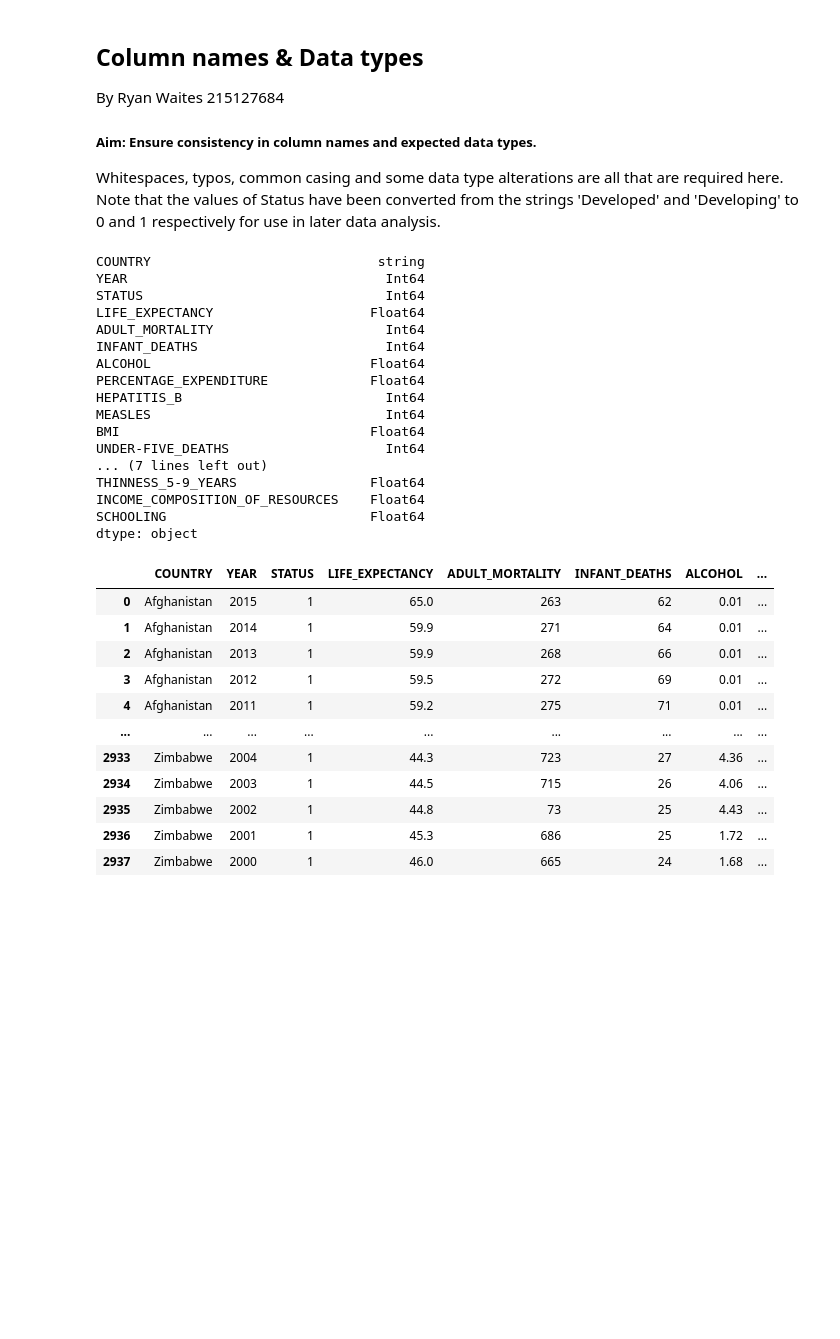
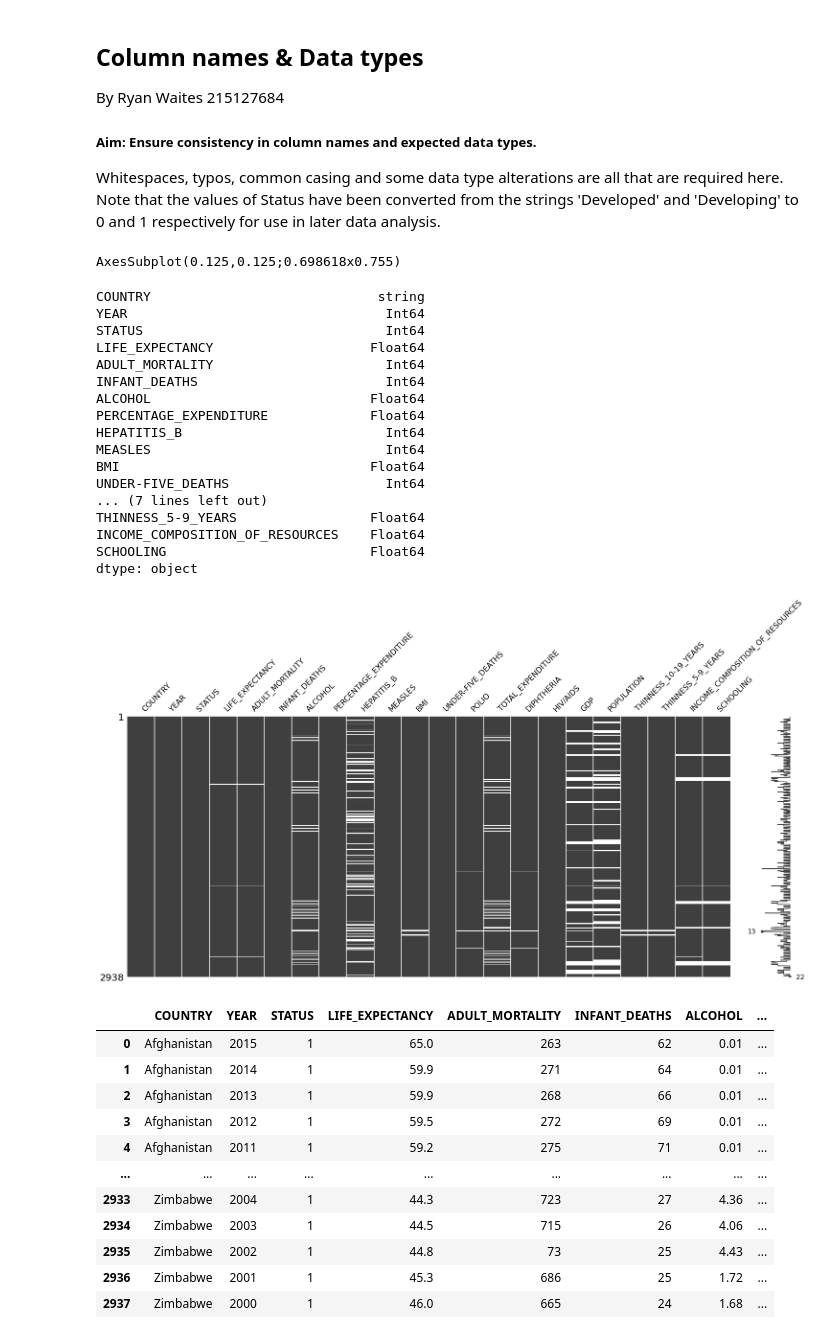
Before and after one commit to HoManCode/Group2-SIT307, a Jupyter notebook: A2 Dataset.ipynb, the cells around one changed output. Saved outputs shown, nothing was run; the diff lists cells and outputs as text; code cells hidden in the pictures; blank space fills up the shorter version.

Commit message:
Update A2 Dataset.ipynb
adding Matrix Plot

```diff
--- a/A2 Dataset.ipynb
+++ b/A2 Dataset.ipynb
@@ -41,25 +42,29 @@ life_df = life_df.rename(columns={'THINNESS__1-19_YEARS': 'THINNESS_10-19_YEARS'
 
 life_df = life_df.convert_dtypes()
 # %%
+print(msno.matrix(life_df))
+life_df.describe()
 life_df.dtypes
 # %% [output]
-COUNTRY                             string
-YEAR                                 Int64
-STATUS                               Int64
-LIFE_EXPECTANCY                    Float64
-ADULT_MORTALITY                      Int64
-INFANT_DEATHS                        Int64
-ALCOHOL                            Float64
-PERCENTAGE_EXPENDITURE             Float64
-HEPATITIS_B                          Int64
-MEASLES                              Int64
-BMI                                Float64
-UNDER-FIVE_DEATHS                    Int64
-... (7 lines left out)
-THINNESS_5-9_YEARS                 Float64
-INCOME_COMPOSITION_OF_RESOURCES    Float64
-SCHOOLING                          Float64
-dtype: object
+AxesSubplot(0.125,0.125;0.698618x0.755)
+COUNTRY                             string
+YEAR                                 Int64
+STATUS                               Int64
+LIFE_EXPECTANCY                    Float64
+ADULT_MORTALITY                      Int64
+INFANT_DEATHS                        Int64
+ALCOHOL                            Float64
+PERCENTAGE_EXPENDITURE             Float64
+HEPATITIS_B                          Int64
+MEASLES                              Int64
+BMI                                Float64
+UNDER-FIVE_DEATHS                    Int64
+... (7 lines left out)
+THINNESS_5-9_YEARS                 Float64
+INCOME_COMPOSITION_OF_RESOURCES    Float64
+SCHOOLING                          Float64
+dtype: object
+[figure, added]
 # %%
 life_df
 # %% [output]
```
Also changed, not shown: parts of 39 cells of this notebook.
